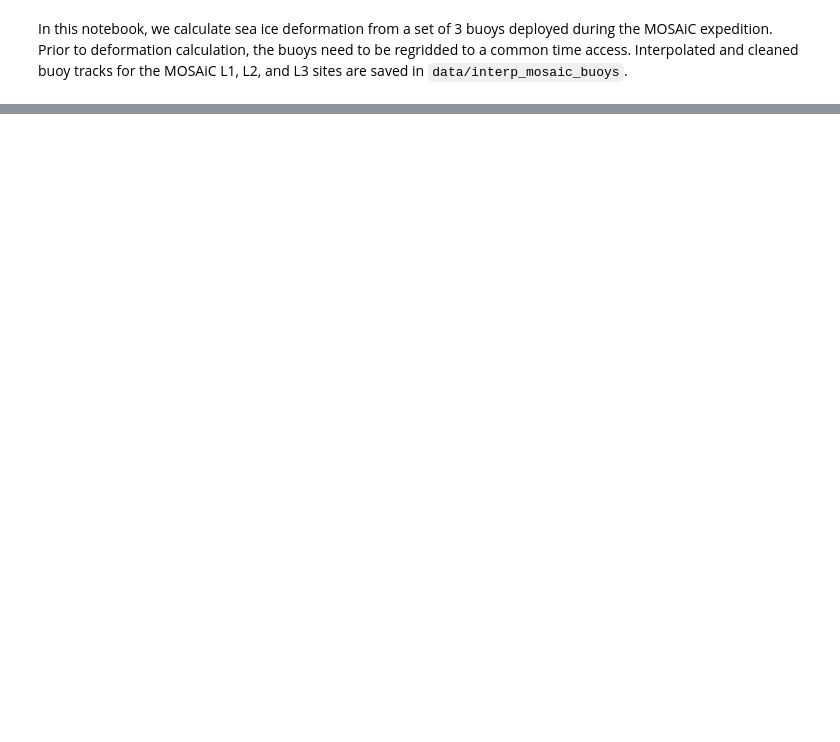
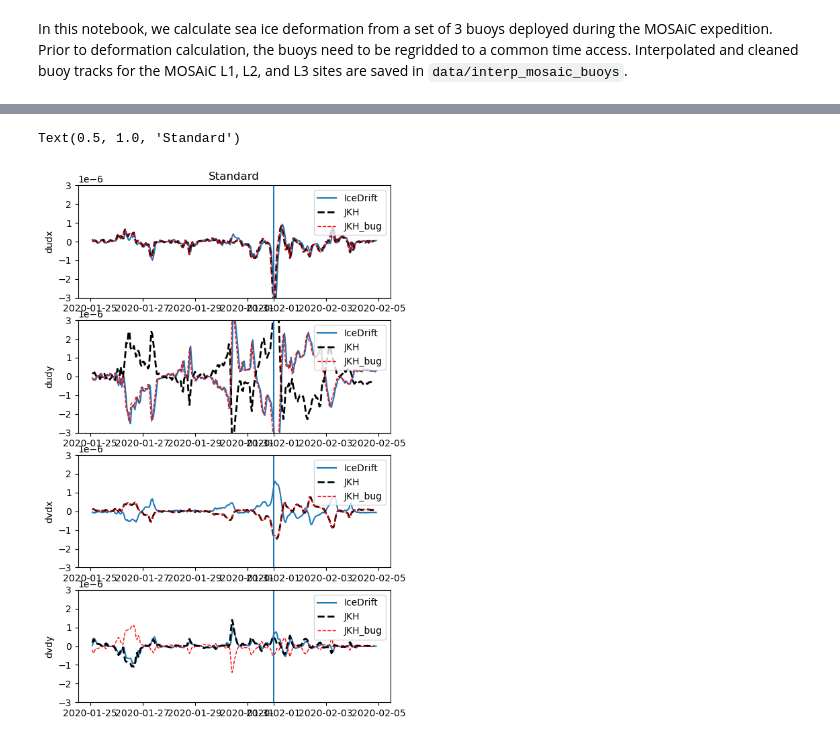
Before and after one commit to danielmwatkins/icedrift, a Jupyter notebook: notebooks/Calculating deformation.ipynb, the cells around one changed output, grey strips where cells are left out. Drawn from its saved outputs; the diff is of its cells as text; code cells hidden in the pictures; blank space fills up the shorter version.

```diff
--- a/notebooks/Calculating deformation.ipynb
+++ b/notebooks/Calculating deformation.ipynb
@@ -44,0 +106,14 @@ strain_rates.to_csv('../data/test_Lsite_strainrates.csv')
+# %%
+fig, axs = plt.subplots(figsize=(6, 10), nrows=4)
+for ax, variable in zip(axs, ['dudx', 'dudy', 'dvdx', 'dvdy']):
+    ax.plot(strain_rates['mean_' + variable], color='tab:blue', label='IceDrift')
+    ax.plot(df_jkh[variable], color='k',  ls='--', label='JKH', lw=2)
+    ax.plot(df_jkh_old[variable], color='r',  ls='--', label='JKH_bug', lw=1)
+    ax.set_ylabel(variable)
+    ax.legend(loc='upper right')
+    ax.set_ylim(-3e-6, 3e-6)
+    ax.axvline(pd.to_datetime(date))
+axs[0].set_title('Standard')
+# %% [output]
+Text(0.5, 1.0, 'Standard')
+[figure, added]
```
Also changed, not shown: parts of 22 cells of this notebook, 3 other files.
